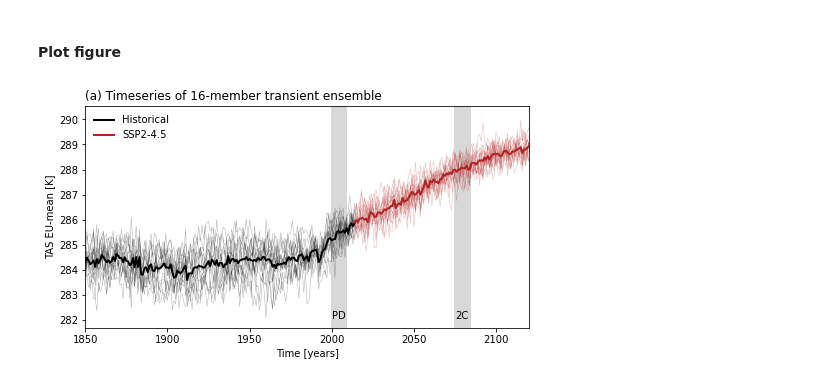
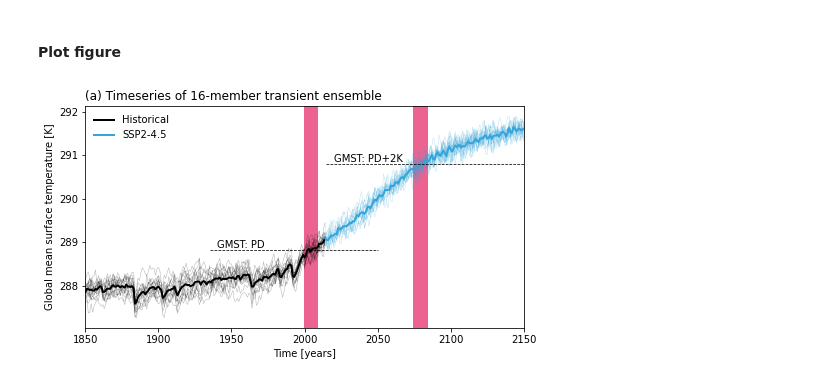
Before and after one commit to lmuntjewerf/paper_figures_KNMI-LENTIS, a Jupyter notebook: Fig_timeseries_transientensemble.ipynb, the cells around one changed output. Drawn from its saved outputs; the diff is of its cells as text; code cells hidden in the pictures.

Commit message:
GMST now shown in figure

```diff
--- a/Fig_timeseries_transientensemble.ipynb
+++ b/Fig_timeseries_transientensemble.ipynb
@@ -68,14 +70,13 @@ def month_to_season(da,period,agg_type='mean'):
 # %%
 ## figure settings
 var = 'tas'
-period = 'ann'
-ssp = 245
+period = 'ann' # ann, DJF, MAM, JJA, SON
+ssp = 245 # 245, 370, 585
+region = 'global' # EU, global
 
 ## data
-directory = f"/home/kvanderwie/shared_data/volume_2/kkrikken/ECE3bis_Jan2022_fields/orig/"
-
-units = {'tas':'K','pr':'mm'}
-colour = 'firebrick'
+directory_eu = f"/home/kvanderwie/shared_data/volume_2/kkrikken/ECE3bis_Jan2022_fields/orig/"
+directory_global = f"/home/kvanderwie/shared_data/volume_2/Common/timeseries/ECE3bis_Jan2022/global/"
 # %% [markdown]
 #### Computation
 # %%
@@ -125,36 +135,49 @@ Attributes:
 #### Plot figure
 # %%
 fig,ax = plt.subplots(1,1,figsize=(7,4))
-plt.subplots_adjust(left=0.1, bottom=0.13, right=.98, top=0.9)
+plt.subplots_adjust(left=0.1, bottom=0.13, right=.97, top=0.9)
+
+units = {'tas':'K','pr':'mm'}
+colour = '#34A5DA'
 
 ## data lines
-for i_e in da_eu_period.ens:
-    plt.plot(range(1850,2015),da_eu_period.sel(ens=i_e).sel(time=slice(1850,2014)),color='black',linewidth=.5,zorder=10,alpha=.3)
-    plt.plot(range(2014,2151),da_eu_period.sel(ens=i_e).sel(time=slice(2014,2150)),color=colour,linewidth=.5,zorder=10,alpha=.3)
-plt.plot(range(1850,2015),da_eu_period.mean(dim='ens').sel(time=slice(1850,2014)),color='black',linewidth=2,zorder=10,label='Historical')
-plt.plot(range(2014,2151),da_eu_period.mean(dim='ens').sel(time=slice(2014,2150)),color=colour,linewidth=2,zorder=10,label=f"SSP{str(ssp)[0]}-{str(ssp)[1]}.{str(ssp)[2]}")
+for i_e in da_reg_period.ens:
+    plt.plot(range(1850,2015),da_reg_period.sel(ens=i_e).sel(time=slice(1850,2014)),color='black',linewidth=.5,zorder=10,alpha=.3)
+    plt.plot(range(2014,2151),da_reg_period.sel(ens=i_e).sel(time=slice(2014,2150)),color=colour,linewidth=.5,zorder=10,alpha=.3)
+plt.plot(range(1850,2015),da_reg_period.mean(dim='ens').sel(time=slice(1850,2014)),color='black',linewidth=2,zorder=10,label='Historical')
+plt.plot(range(2014,2151),da_reg_period.mean(dim='ens').sel(time=slice(2014,2150)),color=colour,linewidth=2,zorder=10,label=f"SSP{str(ssp)[0]}-{str(ssp)[1]}.{str(ssp)[2]}")
 
 ## annotation
 ylim = ax.get_ylim()
 # LENTIS time slices
-plt.fill_between([1999.5,2009.5],np.repeat(ylim[0],2),np.repeat(ylim[1],2),color='grey',alpha=.3,linewidth=0,zorder=0)
-plt.fill_between([2074.5,2084.5],np.repeat(ylim[0],2),np.repeat(ylim[1],2),color='grey',alpha=.3,linewidth=0,zorder=0)
-plt.text(2004.5,ylim[0]+(ylim[1]-ylim[0])*.04,'PD',fontsize=10,ha='center')
-plt.text(2079.5,ylim[0]+(ylim[1]-ylim[0])*.04,'2C',fontsize=10,ha='center')
-# text
-#plt.text(2010,ylim[1]-(ylim[1]-ylim[0])*.08,'Historical',fontsize=10,ha='right')
-#plt.text(2018,ylim[1]-(ylim[1]-ylim[0])*.08,f"SSP{str(ssp)[0]}-{str(ssp)[1]}.{str(ssp)[2]}",fontsize=10,ha='left',color=colour)
+plt.fill_between([1999.5,2009.5],np.repeat(ylim[0],2),np.repeat(ylim[1],2),color='#EC6391',alpha=1,linewidth=0,zorder=0)
+plt.fill_between([2074.5,2084.5],np.repeat(ylim[0],2),np.repeat(ylim[1],2),color='#EC6391',alpha=1,linewidth=0,zorder=0)
+#plt.text(2004.5,ylim[0]+(ylim[1]-ylim[0])*.04,'PD',fontsize=10,ha='center')
+#plt.text(2079.5,ylim[0]+(ylim[1]-ylim[0])*.04,'2K',fontsize=10,ha='center')
+# LENTIS GMST values
+if region == 'global':
+    PD_gmst = da_reg_period.sel(time=slice(2000,2009)).mean().values
+    plt.plot([1935,2050],np.repeat(PD_gmst,2),color='black',linewidth=.75,linestyle='--',zorder=20)
+    plt.plot([2015,2165],np.repeat(PD_gmst+2,2),color='black',linewidth=.75,linestyle='--',zorder=20)
+    plt.text(1940,PD_gmst+.05,'GMST: PD',fontsize=10,ha='left')
+    plt.text(2020,PD_gmst+2.05,'GMST: PD+2K',fontsize=10,ha='left')
+# legend
 plt.legend(loc=2,frameon=False,fontsize=10)
-#plt.plot([2014,2014],ylim,color='black',linewidth=.75,linestyle='--',zorder=20)
 # labels
-plt.ylabel(f"{var.upper()} EU-mean [{units[var]}]")
+if region == 'EU':
+    plt.ylabel(f"{var.upper()} EU-mean [{units[var]}]")
+elif region == 'global':
+    if var == 'tas':
+        plt.ylabel(f"Global mean surface temperature [{units[var]}]")
+    else:
+        plt.ylabel(f"{var.upper()} global-mean [{units[var]}]")
 plt.xlabel(f"Time [years]")
 plt.title(f"(a) Timeseries of 16-member transient ensemble",loc='left')
 # axes
 plt.ylim(ylim[0],ylim[1])
-plt.xlim(1850,2120)
+plt.xlim(1850,2150)
 
 plt.savefig(f"fig_ts_{var.upper()}_SSP{ssp}.pdf")
 plt.show()
 # %% [output]
-[figure, old version]
+[figure, new version]
```
Also changed, not shown: parts of 2 cells of this notebook.
